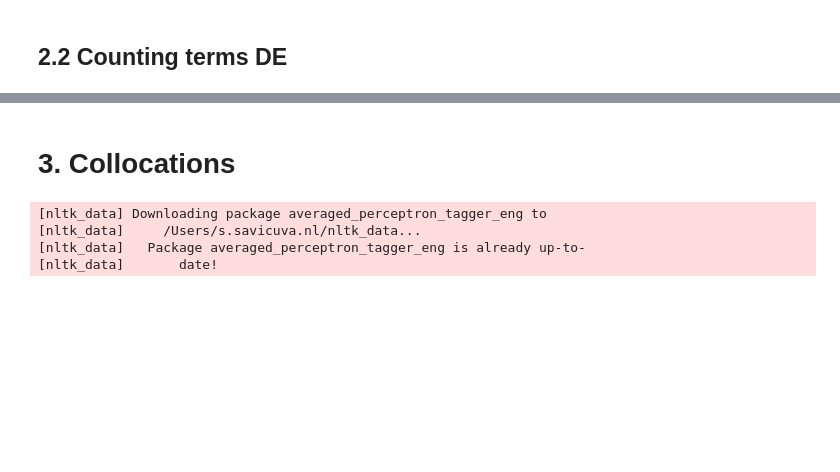
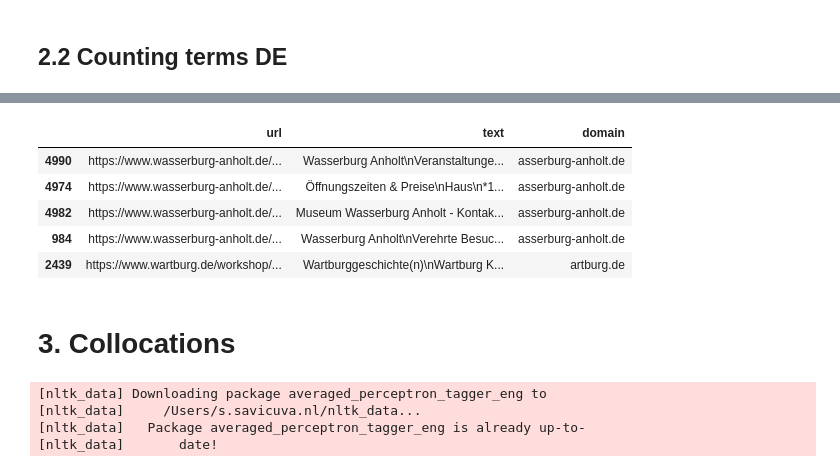
Before and after one commit to jazoza/HHD, a Jupyter notebook: 04_HH_narratives.ipynb, the cells around one changed output, grey strips where cells are left out. Saved outputs shown, nothing was run; the diff lists cells and outputs as text; code cells hidden in the pictures; blank space fills up the shorter version.

```diff
--- a/04_HH_narratives.ipynb
+++ b/04_HH_narratives.ipynb
@@ -637,0 +744,7 @@ NameError: name 'df' is not defined
+# %%
+# Deduplicate entries
+duplicate_rows = df[df.duplicated(subset=['text'], keep=False)]
+
+#check the results
+for index, row in duplicate_rows.iterrows():
+    print(f"URL: {row['url']}\nText: {row['text'][0:100]}\n")
@@ -637,0 +802,21 @@ NameError: name 'df' is not defined
+# %%
+terms_list_all = ['coloni','inégalité','démocratie','pauvreté','esclave','esclavage','diversité','inclusion','serviteur','travailleur','ouvrier']
+term_list = ['coloni']
+#term_list = ['inégalité','démocratie','pauvreté']
+#term_list = ['esclave','esclavage']
+#term_list = ['diversité','inclusion']
+#term_list = ['serviteur','travailleur','ouvrier']
+# %%
+for term in term_list:
+    df[term] = df['text'].apply(lambda x: x.lower().count(term) if isinstance(x, str) else 0)
+
+# Filter for rows where 'kasteel' appears at least once
+mask = (df[term_list] > 0).any(axis=1)
+
+# Filter the DataFrame based on the boolean mask.
+df_filtered = df[mask]
+
+# Create the five-column table
+result_df = df_filtered[['domain','url','coloni']]
+result_df.to_csv(path+'outputs/2024_filtered_output.csv', index=False)
+print(result_df.to_string())
@@ -638,3 +841,14 @@ NameError: name 'df' is not defined
+# %%
+# drop columns to reset
+df = df.drop(term_list, axis=1)
+df.head()
+# %% [output]
+|  | url | text | domain |
+| 4990 | https://www.wasserburg-anholt.de/... | Wasserburg Anholt\nVeranstaltunge... | asserburg-anholt.de |
+| 4974 | https://www.wasserburg-anholt.de/... | Öffnungszeiten & Preise\nHaus\n*1... | asserburg-anholt.de |
+| 4982 | https://www.wasserburg-anholt.de/... | Museum Wasserburg Anholt - Kontak... | asserburg-anholt.de |
+| 984 | https://www.wasserburg-anholt.de/... | Wasserburg Anholt\nVerehrte Besuc... | asserburg-anholt.de |
+| 2439 | https://www.wartburg.de/workshop/... | Wartburggeschichte(n)\nWartburg K... | artburg.de |
 # %% [markdown]
 # 3. Collocations
 # %%
```
Also changed, not shown: parts of 26 cells of this notebook.
